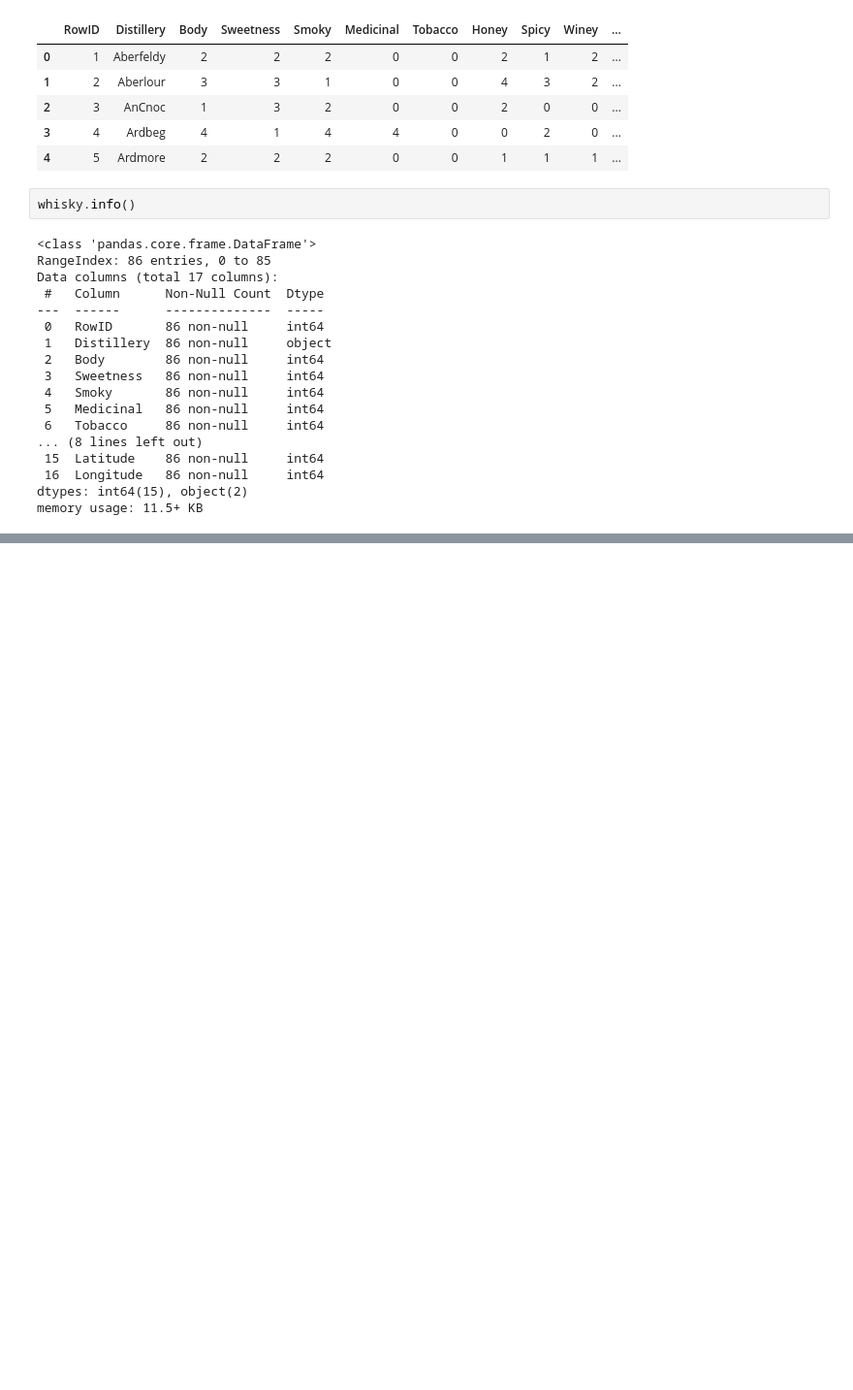
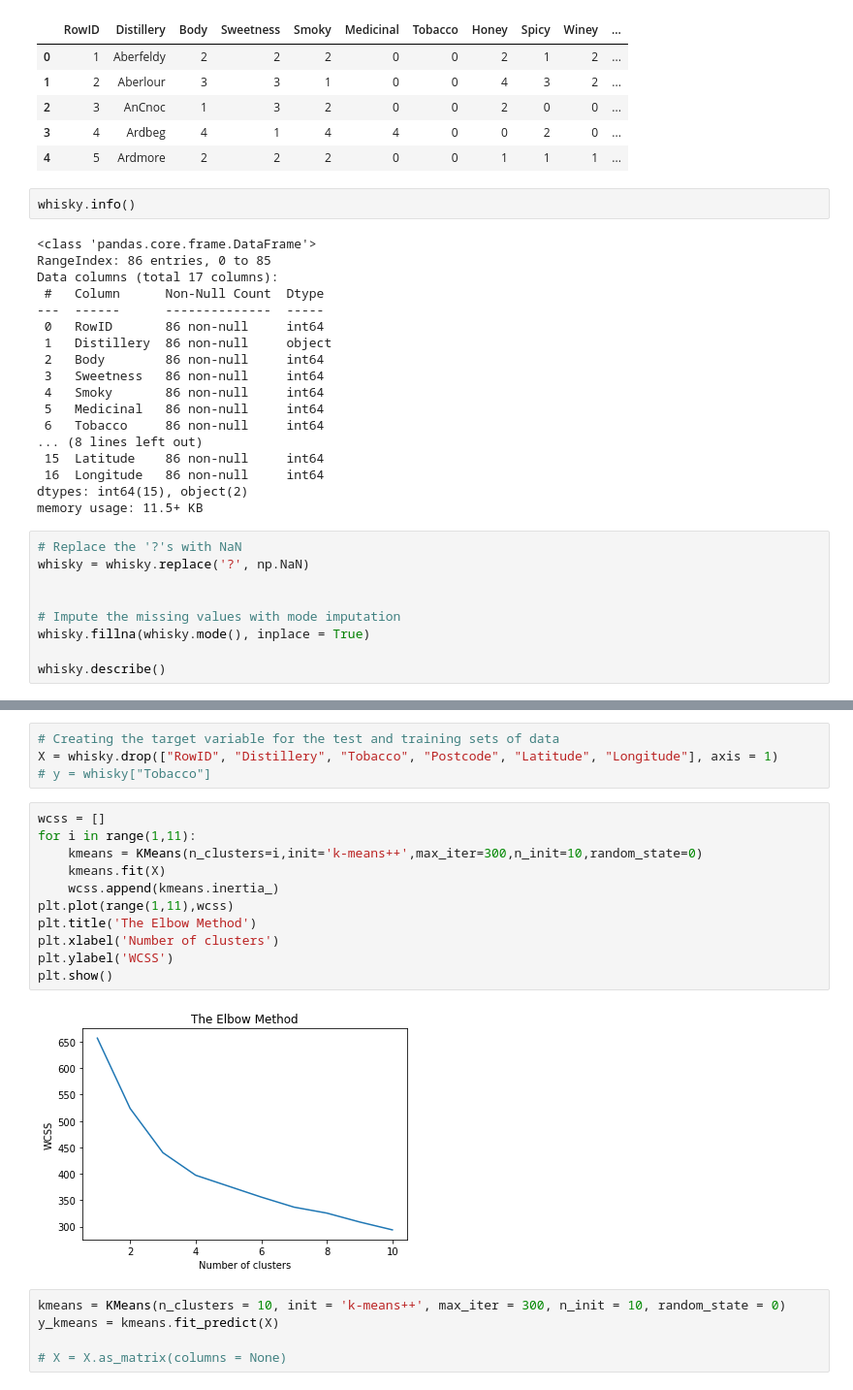
Before and after one commit to PhathuAuti/k-means_clustering, a Jupyter notebook: Whisky Tasting Data.ipynb, the cells around one changed output, grey strips where cells are left out. Shown: that part at 97% size. Saved outputs shown, nothing was run; the diff lists cells and outputs as text; blank space fills up the shorter version.

```diff
--- a/Whisky Tasting Data.ipynb
+++ b/Whisky Tasting Data.ipynb
@@ -35,3 +36,12 @@ Data columns (total 17 columns):
  16  Longitude   86 non-null     int64
 dtypes: int64(15), object(2)
 memory usage: 11.5+ KB
+# %%
+# Replace the '?'s with NaN
+whisky = whisky.replace('?', np.NaN)
+
+
+# Impute the missing values with mode imputation
+whisky.fillna(whisky.mode(), inplace = True)
+
+whisky.describe()
@@ -44,0 +71,22 @@ sns.heatmap(whisky.corr(), ax = ax)
+# %%
+# Creating the target variable for the test and training sets of data
+X = whisky.drop(["RowID", "Distillery", "Tobacco", "Postcode", "Latitude", "Longitude"], axis = 1)
+# y = whisky["Tobacco"]
+# %%
+wcss = []
+for i in range(1,11):
+    kmeans = KMeans(n_clusters=i,init='k-means++',max_iter=300,n_init=10,random_state=0)
+    kmeans.fit(X)
+    wcss.append(kmeans.inertia_)
+plt.plot(range(1,11),wcss)
+plt.title('The Elbow Method')
+plt.xlabel('Number of clusters')
+plt.ylabel('WCSS')
+plt.show()
+# %% [output]
+[figure, added]
+# %%
+kmeans = KMeans(n_clusters = 10, init = 'k-means++', max_iter = 300, n_init = 10, random_state = 0)
+y_kmeans = kmeans.fit_predict(X)
+
+# X = X.as_matrix(columns = None)
```
Also changed, not shown: parts of 5 cells of this notebook.
